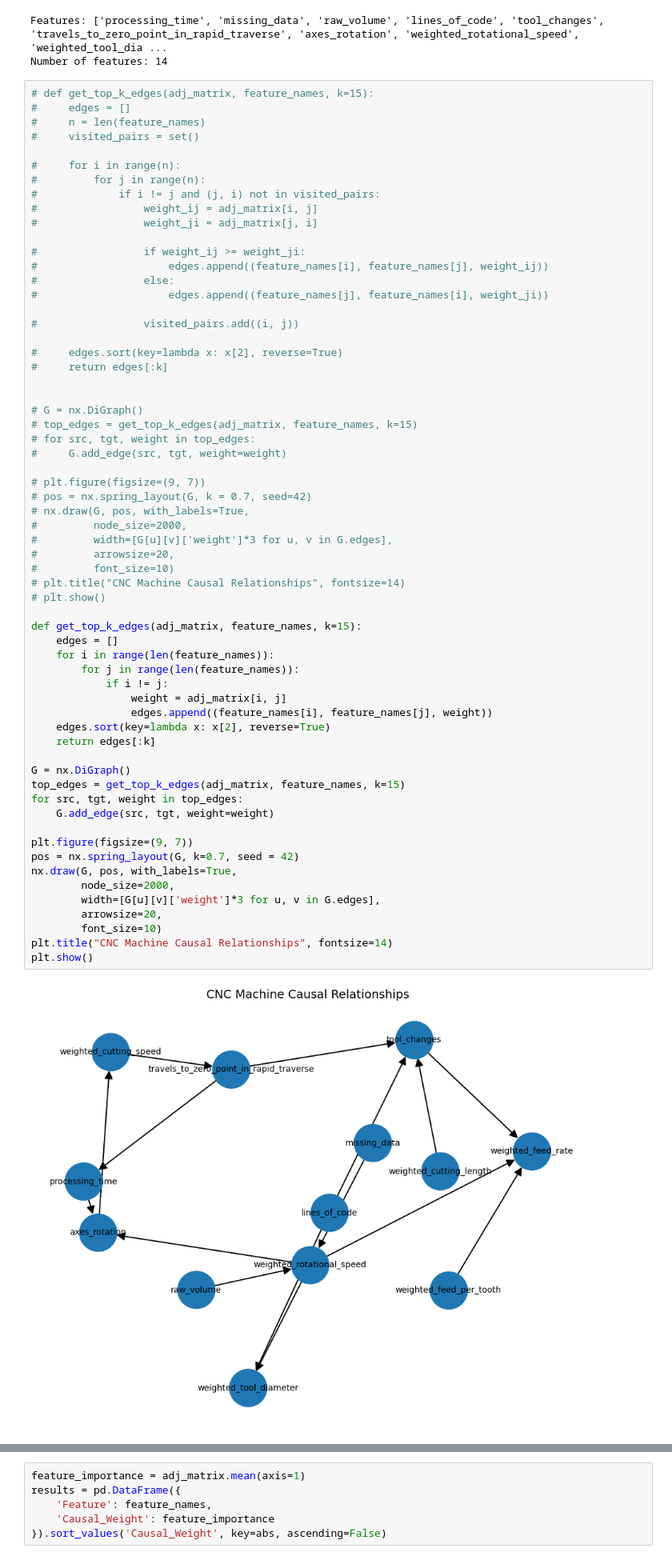
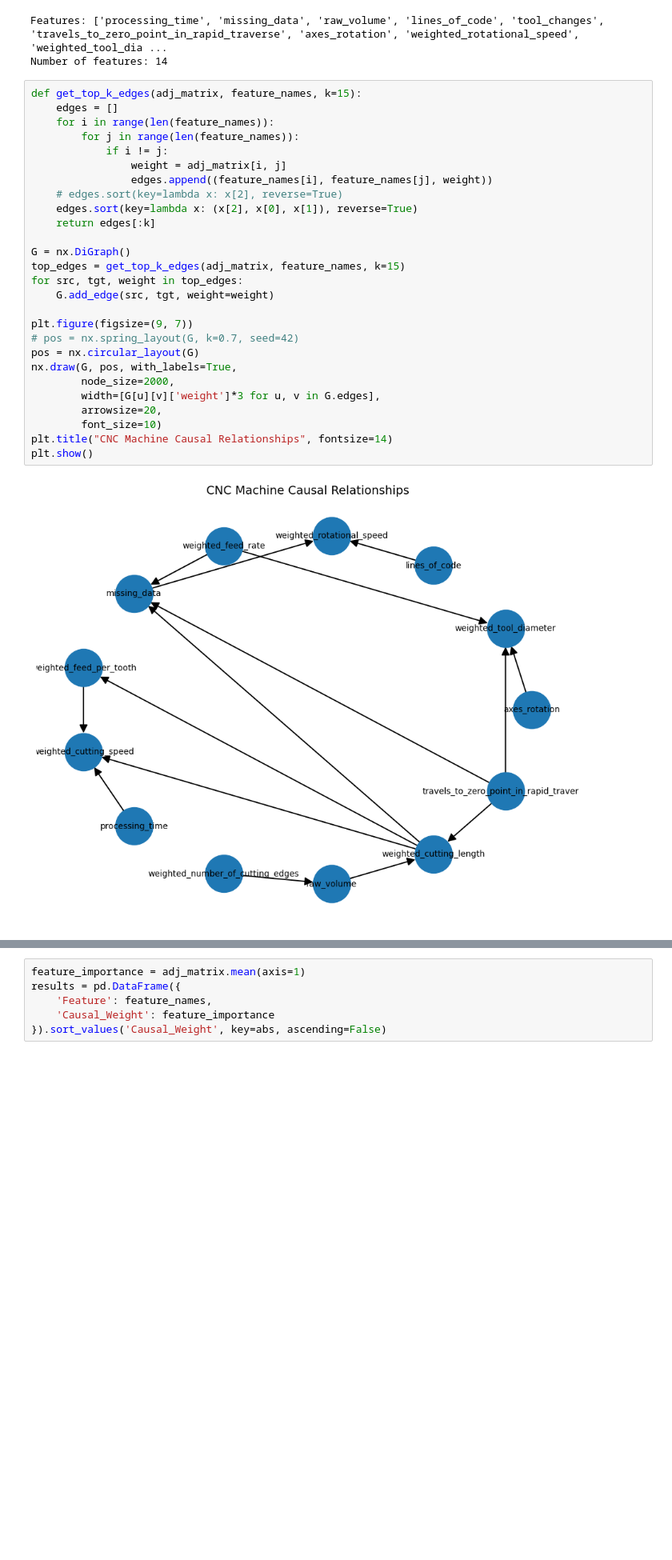
Before and after one commit to Mery101010/Thesis_project, a Jupyter notebook: Thesis/cnn.ipynb, the cells around one changed output, grey strips where cells are left out. Shown at 80% size. Saved outputs shown, nothing was run; the diff lists cells and outputs as text; blank space fills up the shorter version.

```diff
--- a/Thesis/cnn.ipynb
+++ b/Thesis/cnn.ipynb
@@ -150,68 +152,33 @@ print("Number of features:", len(feature_names))
 Features: ['processing_time', 'missing_data', 'raw_volume', 'lines_of_code', 'tool_changes', 'travels_to_zero_point_in_rapid_traverse', 'axes_rotation', 'weighted_rotational_speed', 'weighted_tool_dia ...
 Number of features: 14
 # %%
-# def get_top_k_edges(adj_matrix, feature_names, k=15):
-#     edges = []
-#     n = len(feature_names)
-#     visited_pairs = set()
-
-#     for i in range(n):
-#         for j in range(n):
-#             if i != j and (j, i) not in visited_pairs:
-#                 weight_ij = adj_matrix[i, j]
-#                 weight_ji = adj_matrix[j, i]
-
-#                 if weight_ij >= weight_ji:
-#                     edges.append((feature_names[i], feature_names[j], weight_ij))
-#                 else:
-#                     edges.append((feature_names[j], feature_names[i], weight_ji))
-
-#                 visited_pairs.add((i, j))
-
-#     edges.sort(key=lambda x: x[2], reverse=True)
-#     return edges[:k]
-
-
-# G = nx.DiGraph()
-# top_edges = get_top_k_edges(adj_matrix, feature_names, k=15)
-# for src, tgt, weight in top_edges:
-#     G.add_edge(src, tgt, weight=weight)
-
-# plt.figure(figsize=(9, 7))
-# pos = nx.spring_layout(G, k = 0.7, seed=42)
-# nx.draw(G, pos, with_labels=True,
-#         node_size=2000,
-#         width=[G[u][v]['weight']*3 for u, v in G.edges],
-#         arrowsize=20,
-#         font_size=10)
-# plt.title("CNC Machine Causal Relationships", fontsize=14)
-# plt.show()
-
 def get_top_k_edges(adj_matrix, feature_names, k=15):
     edges = []
     for i in range(len(feature_names)):
         for j in range(len(feature_names)):
             if i != j:
                 weight = adj_matrix[i, j]
                 edges.append((feature_names[i], feature_names[j], weight))
-    edges.sort(key=lambda x: x[2], reverse=True)
+    # edges.sort(key=lambda x: x[2], reverse=True)
+    edges.sort(key=lambda x: (x[2], x[0], x[1]), reverse=True)
     return edges[:k]
 
 G = nx.DiGraph()
 top_edges = get_top_k_edges(adj_matrix, feature_names, k=15)
 for src, tgt, weight in top_edges:
     G.add_edge(src, tgt, weight=weight)
 
 plt.figure(figsize=(9, 7))
-pos = nx.spring_layout(G, k=0.7, seed = 42)
+# pos = nx.spring_layout(G, k=0.7, seed=42)
+pos = nx.circular_layout(G)
 nx.draw(G, pos, with_labels=True,
         node_size=2000,
         width=[G[u][v]['weight']*3 for u, v in G.edges],
         arrowsize=20,
         font_size=10)
 plt.title("CNC Machine Causal Relationships", fontsize=14)
 plt.show()
 # %% [output]
-[figure, old version]
+[figure, new version]
 # %%
 
```
Also changed, not shown: parts of 24 cells of this notebook.
